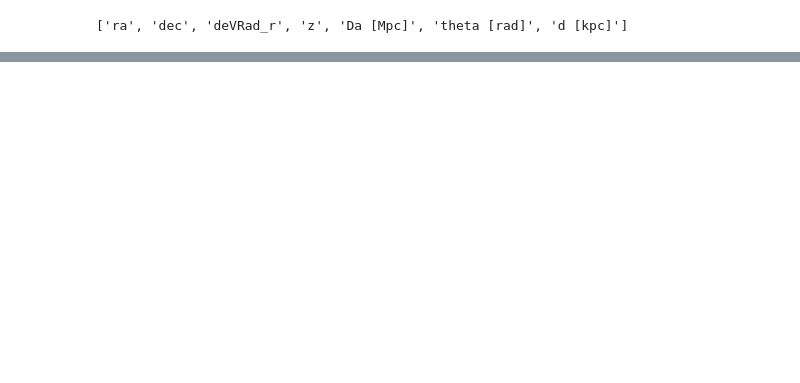
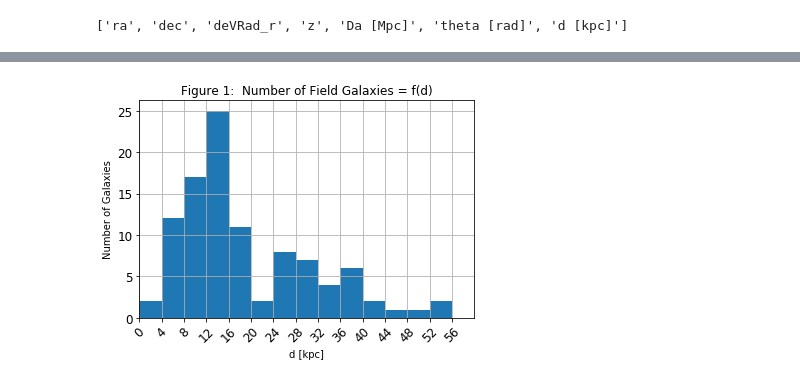
Before and after one commit to mrosanes/galaxysize, a Jupyter notebook: GalaxyDistancesCosmo.ipynb, the cells around one changed output, grey strips where cells are left out. Saved outputs shown, nothing was run; the diff lists cells and outputs as text; code cells hidden in the pictures; blank space fills up the shorter version.

```diff
--- a/GalaxyDistancesCosmo.ipynb
+++ b/GalaxyDistancesCosmo.ipynb
@@ -117,0 +142,23 @@ Table 5: Datos de galaxias de Abell85 Cluster, incluyendo su tamaño físico
+# %%
+# function to build Galaxy Sizes Histograms given a pandas DataFrame
+def galaxy_sizes_histogram(df_group_of_galaxies, max_x_axis=60, size_x_grid_sep=4,
+                           xrot=0, figure_n=1, galaxy_group_name="Field"):
+    histogram_field_galaxies = df_group_of_galaxies.hist(
+        column="d [kpc]", bins=15, range=[0, max_x_axis],
+        xlabelsize=12, ylabelsize=12, xrot=xrot)
+
+    histogram_field_galaxies[0][0].set_title(
+        "Figure " + str(figure_n) + ":  Number of "
+        + galaxy_group_name + " Galaxies = f(d)")
+    histogram_field_galaxies[0][0].set_xlabel("d [kpc]")
+    histogram_field_galaxies[0][0].set_ylabel("Number of Galaxies")
+
+    major_ticks = np.arange(0, max_x_axis, size_x_grid_sep)
+    ax = histogram_field_galaxies[0][0]
+    ax.set_xticks(major_ticks, minor=False)
+    ax.set_xlim(0, max_x_axis)
+# %%
+galaxy_sizes_histogram(df_galaxies_field, max_x_axis=60, xrot=45,
+                       figure_n=1, galaxy_group_name = "Field")
+# %% [output]
+[figure, added]
```
Also changed, not shown: parts of 9 cells of this notebook.
